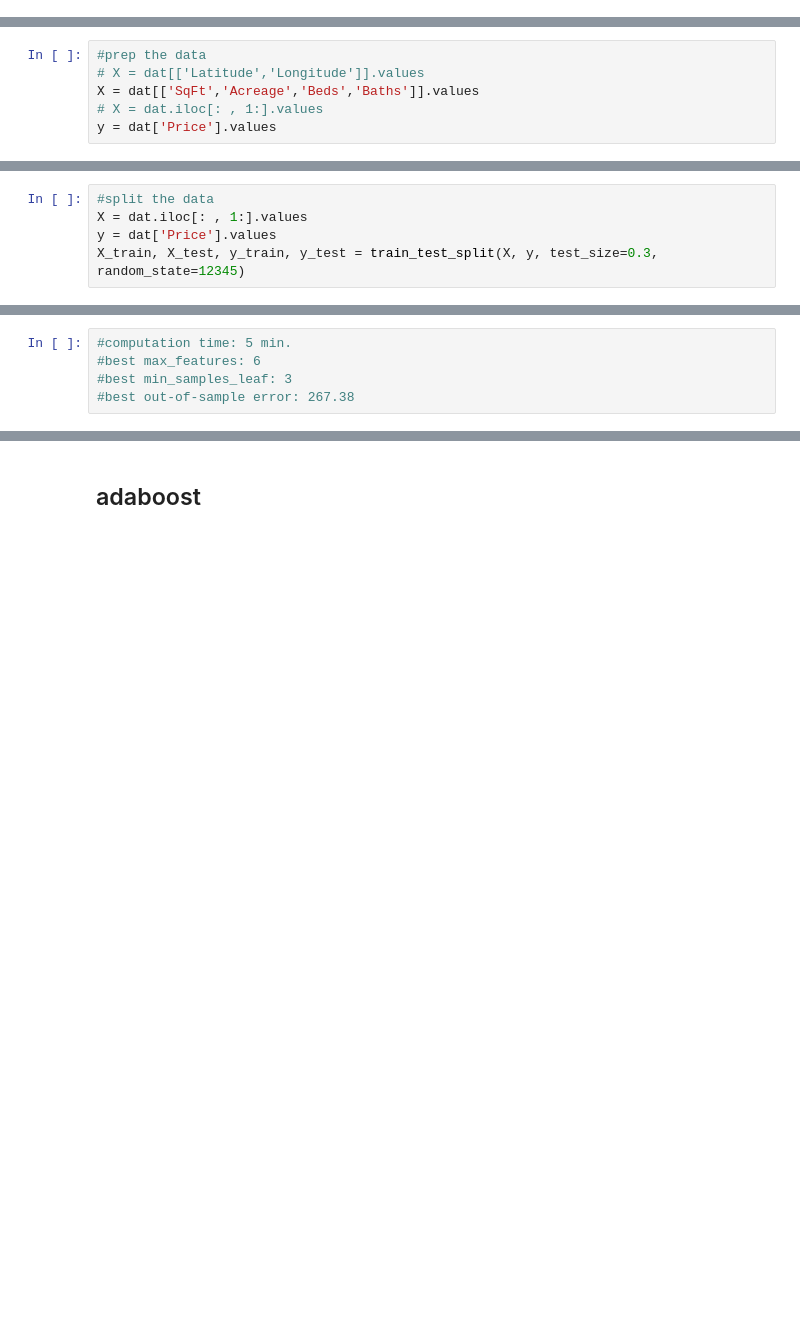
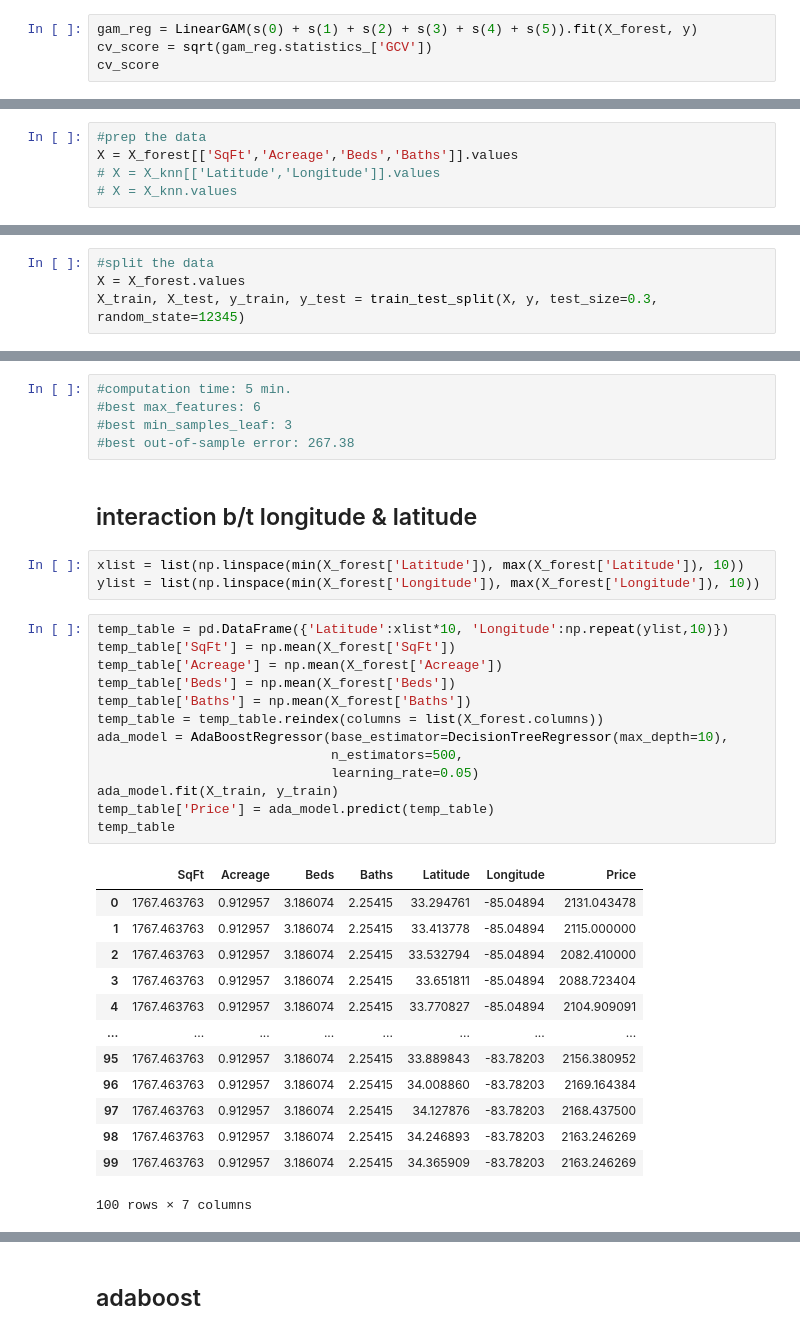
Before and after one commit to luoannie00/QTM385, a Jupyter notebook: final project/single_housing_price_prediction.ipynb, the cells around one changed output, grey strips where cells are left out. Cells and saved outputs as stored; diff of their text form; blank space fills up the shorter version.

```diff
--- a/final project/single_housing_price_prediction.ipynb
+++ b/final project/single_housing_price_prediction.ipynb
@@ -125,0 +109,4 @@ dat = pd.DataFrame(imputer.fit_transform(dat), columns=col_names)
+# %%
+gam_reg = LinearGAM(s(0) + s(1) + s(2) + s(3) + s(4) + s(5)).fit(X_forest, y)
+cv_score = sqrt(gam_reg.statistics_['GCV'])
+cv_score
@@ -127,10 +116,9 @@ dat = pd.DataFrame(imputer.fit_transform(dat), columns=col_names)
 ## KNN
 # %%
 #prep the data
-# X = dat[['Latitude','Longitude']].values
-X = dat[['SqFt','Acreage','Beds','Baths']].values
-# X = dat.iloc[: , 1:].values
-y = dat['Price'].values
+X = X_forest[['SqFt','Acreage','Beds','Baths']].values
+# X = X_knn[['Latitude','Longitude']].values
+# X = X_knn.values
 # %%
 #tune the model
 outsample = []
@@ -157,8 +139,7 @@ The best cv out-of-sample error: 334.213
 ## split the dataset (too much computation cost to do CV)
 # %%
 #split the data
-X = dat.iloc[: , 1:].values
-y = dat['Price'].values
+X = X_forest.values
 X_train, X_test, y_train, y_test = train_test_split(X, y, test_size=0.3, random_state=12345)
 # %% [markdown]
 ## random forest
@@ -196,3 +173,35 @@ The best out-of-sample error: 267.379
 #best max_features: 6
 #best min_samples_leaf: 3
 #best out-of-sample error: 267.38
+# %% [markdown]
+## interaction b/t longitude & latitude
+# %%
+xlist = list(np.linspace(min(X_forest['Latitude']), max(X_forest['Latitude']), 10))
+ylist = list(np.linspace(min(X_forest['Longitude']), max(X_forest['Longitude']), 10))
+# %%
+temp_table = pd.DataFrame({'Latitude':xlist*10, 'Longitude':np.repeat(ylist,10)})
+temp_table['SqFt'] = np.mean(X_forest['SqFt'])
+temp_table['Acreage'] = np.mean(X_forest['Acreage'])
+temp_table['Beds'] = np.mean(X_forest['Beds'])
+temp_table['Baths'] = np.mean(X_forest['Baths'])
+temp_table = temp_table.reindex(columns = list(X_forest.columns))
+ada_model = AdaBoostRegressor(base_estimator=DecisionTreeRegressor(max_depth=10),
+                              n_estimators=500,
+                              learning_rate=0.05)
+ada_model.fit(X_train, y_train)
+temp_table['Price'] = ada_model.predict(temp_table)
+temp_table
+# %% [output]
+|  | SqFt | Acreage | Beds | Baths | Latitude | Longitude | Price |
+| 0 | 1767.463763 | 0.912957 | 3.186074 | 2.25415 | 33.294761 | -85.04894 | 2131.043478 |
+| 1 | 1767.463763 | 0.912957 | 3.186074 | 2.25415 | 33.413778 | -85.04894 | 2115.000000 |
+| 2 | 1767.463763 | 0.912957 | 3.186074 | 2.25415 | 33.532794 | -85.04894 | 2082.410000 |
+| 3 | 1767.463763 | 0.912957 | 3.186074 | 2.25415 | 33.651811 | -85.04894 | 2088.723404 |
+| 4 | 1767.463763 | 0.912957 | 3.186074 | 2.25415 | 33.770827 | -85.04894 | 2104.909091 |
+| ... | ... | ... | ... | ... | ... | ... | ... |
+| 95 | 1767.463763 | 0.912957 | 3.186074 | 2.25415 | 33.889843 | -83.78203 | 2156.380952 |
+| 96 | 1767.463763 | 0.912957 | 3.186074 | 2.25415 | 34.008860 | -83.78203 | 2169.164384 |
+| 97 | 1767.463763 | 0.912957 | 3.186074 | 2.25415 | 34.127876 | -83.78203 | 2168.437500 |
+| 98 | 1767.463763 | 0.912957 | 3.186074 | 2.25415 | 34.246893 | -83.78203 | 2163.246269 |
+| 99 | 1767.463763 | 0.912957 | 3.186074 | 2.25415 | 34.365909 | -83.78203 | 2163.246269 |
+100 rows × 7 columns
```
Also changed, not shown: parts of 23 cells of this notebook, 2 other files.
